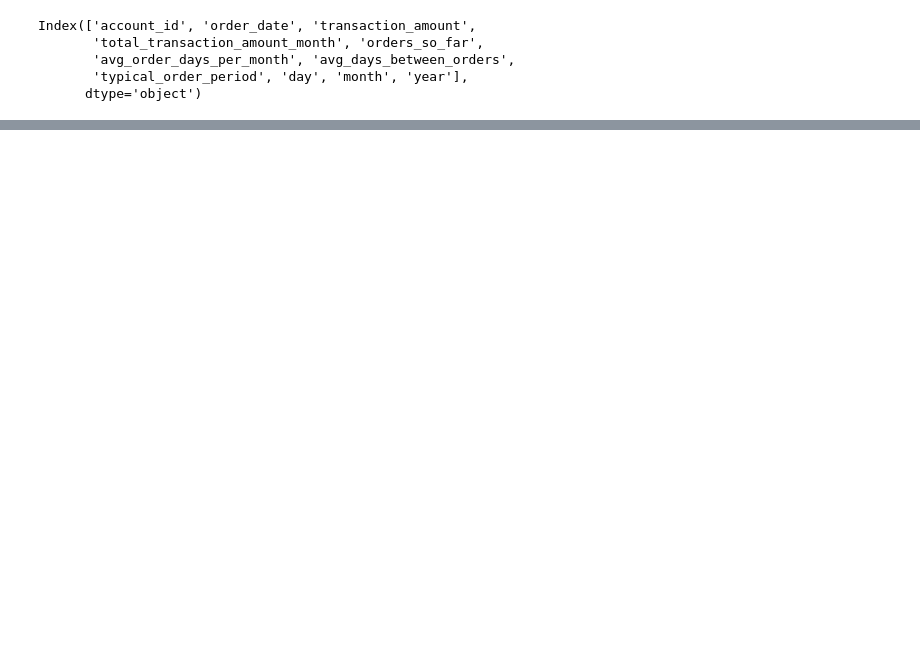
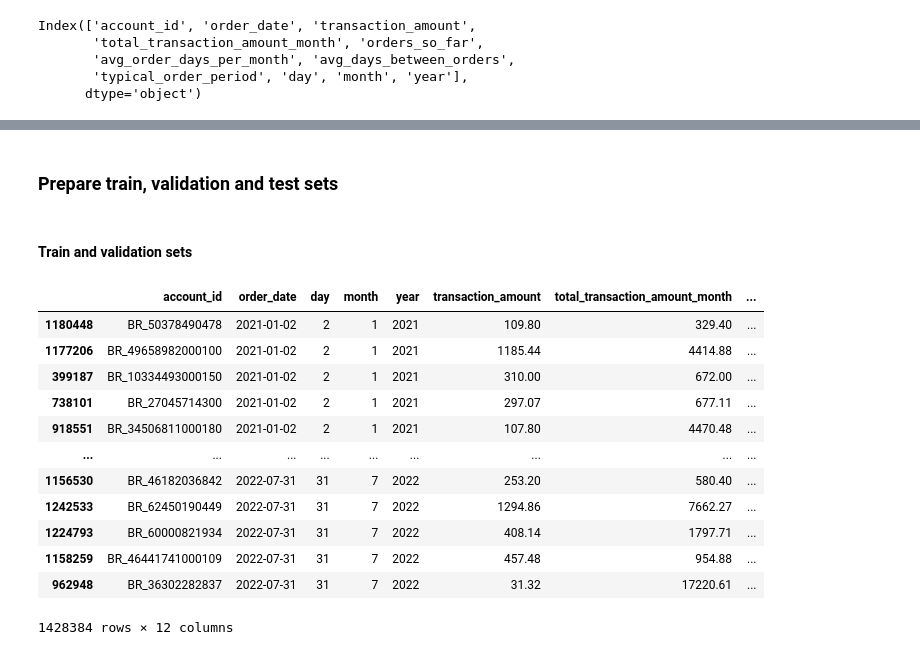
Before and after one commit to telmacarvalho/cases, a Jupyter notebook: case_bees.ipynb, the cells around one changed output, grey strips where cells are left out. Drawn from its saved outputs; the diff is of its cells as text; code cells hidden in the pictures; blank space fills up the shorter version.

```diff
--- a/case_bees.ipynb
+++ b/case_bees.ipynb
@@ -1460,0 +1485,22 @@ memory usage: 124.0+ MB
+# %% [markdown]
+### Prepare train, validation and test sets
+# %% [markdown]
+#### Train and validation sets
+# %%
+# Sort by order_date to time-based split
+historical_sorted_df = processed_historical_df.sort_values('order_date')
+historical_sorted_df
+# %% [output]
+|  | account_id | order_date | day | month | year | transaction_amount | total_transaction_amount_month | ... |
+| 1180448 | BR_50378490478 | 2021-01-02 | 2 | 1 | 2021 | 109.80 | 329.40 | ... |
+| 1177206 | BR_49658982000100 | 2021-01-02 | 2 | 1 | 2021 | 1185.44 | 4414.88 | ... |
+| 399187 | BR_10334493000150 | 2021-01-02 | 2 | 1 | 2021 | 310.00 | 672.00 | ... |
+| 738101 | BR_27045714300 | 2021-01-02 | 2 | 1 | 2021 | 297.07 | 677.11 | ... |
+| 918551 | BR_34506811000180 | 2021-01-02 | 2 | 1 | 2021 | 107.80 | 4470.48 | ... |
+| ... | ... | ... | ... | ... | ... | ... | ... | ... |
+| 1156530 | BR_46182036842 | 2022-07-31 | 31 | 7 | 2022 | 253.20 | 580.40 | ... |
+| 1242533 | BR_62450190449 | 2022-07-31 | 31 | 7 | 2022 | 1294.86 | 7662.27 | ... |
+| 1224793 | BR_60000821934 | 2022-07-31 | 31 | 7 | 2022 | 408.14 | 1797.71 | ... |
+| 1158259 | BR_46441741000109 | 2022-07-31 | 31 | 7 | 2022 | 457.48 | 954.88 | ... |
+| 962948 | BR_36302282837 | 2022-07-31 | 31 | 7 | 2022 | 31.32 | 17220.61 | ... |
+1428384 rows × 12 columns
```
Also changed, not shown: parts of 40 cells of this notebook.
